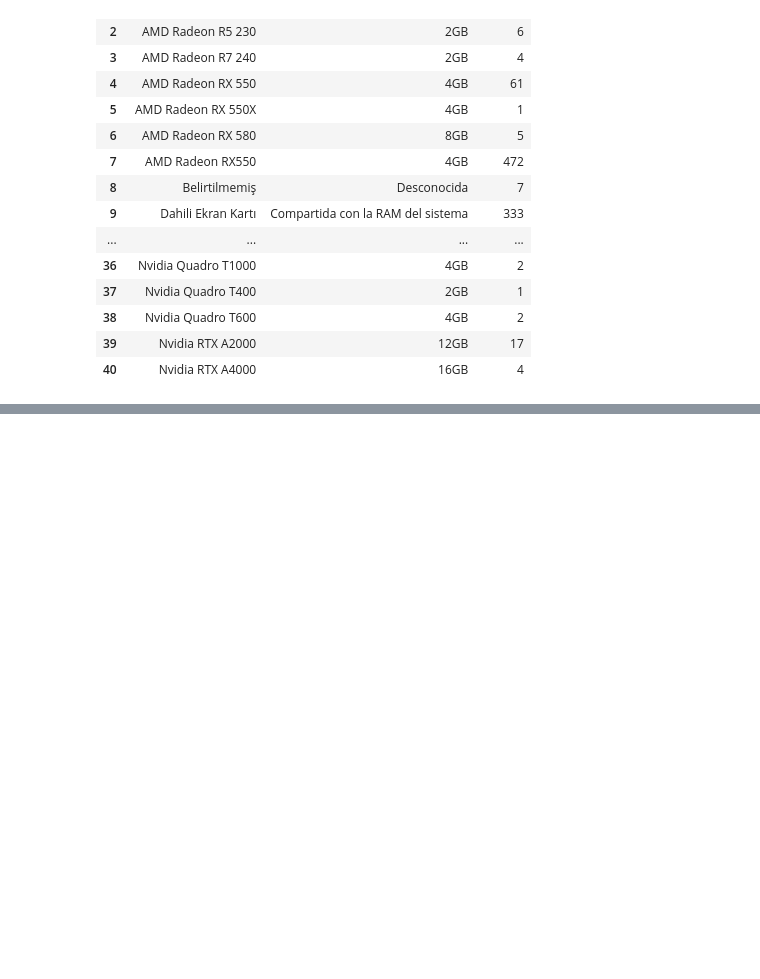
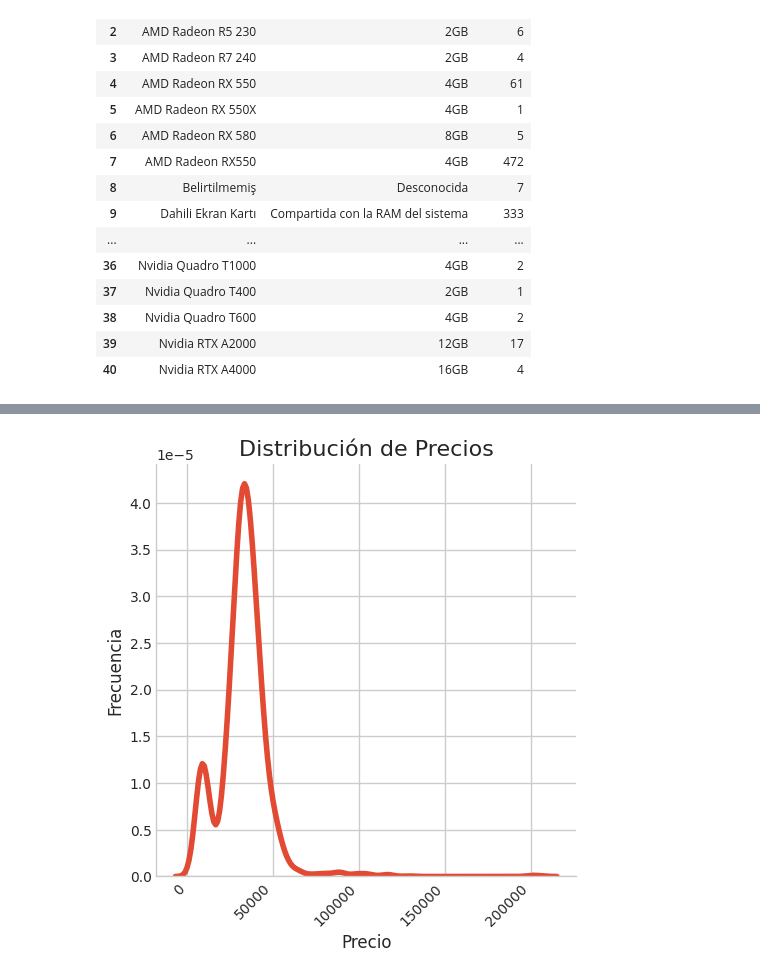
Before and after one commit to Jorge-Alvarez-23/Data-Science-II_Coder, a Jupyter notebook: PROYECTO.ipynb, the cells around one changed output, grey strips where cells are left out. Drawn from its saved outputs; the diff is of its cells as text; code cells hidden in the pictures; blank space fills up the shorter version.

```diff
--- a/PROYECTO.ipynb
+++ b/PROYECTO.ipynb
@@ -1019,0 +1042,9 @@ df_Proy.groupby(['Tarj_Grafica', 'MemorTarjGráfica'])['Tarj_Grafica'].count().r
+# %%
+sns.displot(df_Proy['Precio'], kind='kde')
+plt.title('Distribución de Precios', fontsize=16)
+plt.xlabel('Precio', fontsize=12)
+plt.ylabel('Frecuencia', fontsize=12)
+plt.xticks(rotation=45, ha='right')
+plt.show()
+# %% [output]
+[figure, added]
```
Also changed, not shown: parts of 5 cells of this notebook.
